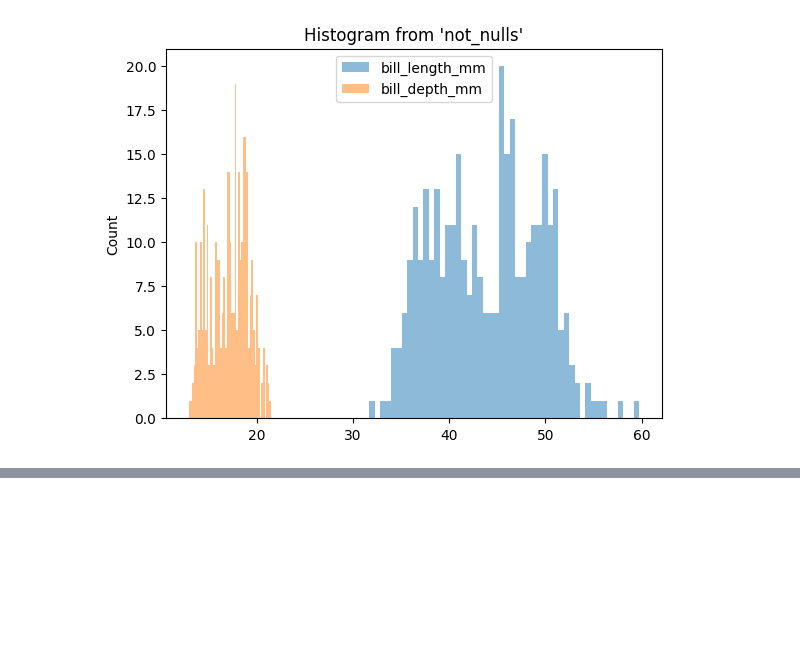
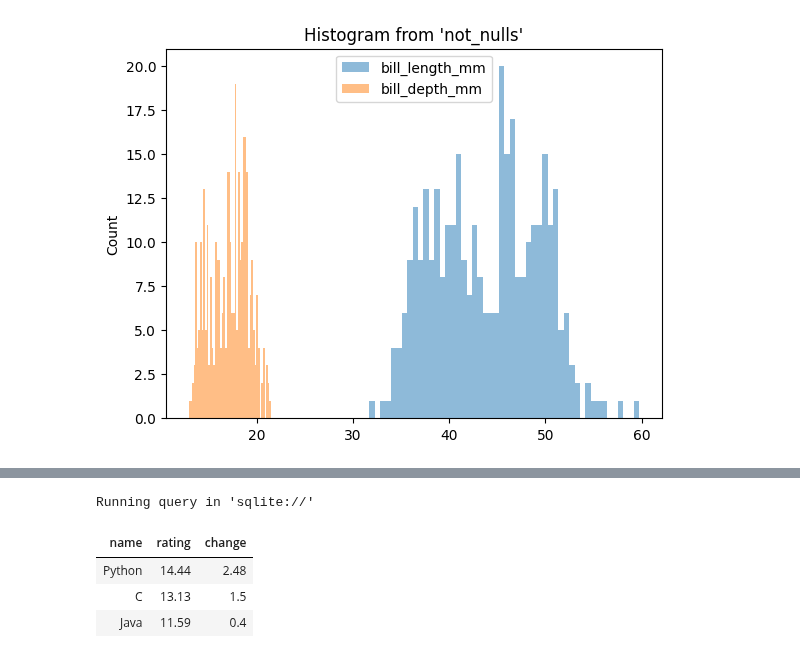
Before and after one commit to JorgeCardona/recursos, a Jupyter notebook: docker_hub/jupyterlab_multilanguages_dockerfile/Test Connections Updated.ipynb, the cells around one changed output, grey strips where cells are left out. Drawn from its saved outputs; the diff is of its cells as text; code cells hidden in the pictures; blank space fills up the shorter version.

```diff
--- a/docker_hub/jupyterlab_multilanguages_dockerfile/Test Connections Updated.ipynb
+++ b/docker_hub/jupyterlab_multilanguages_dockerfile/Test Connections Updated.ipynb
@@ -368,0 +402,9 @@ Skipping execution...
+# %%
+result = %sql SELECT * FROM languages WHERE rating > 10
+result
+# %% [output]
+Running query in 'sqlite://'
+| name | rating | change |
+| Python | 14.44 | 2.48 |
+| C | 13.13 | 1.5 |
+| Java | 11.59 | 0.4 |
```
Also changed, not shown: parts of 8 cells of this notebook.
